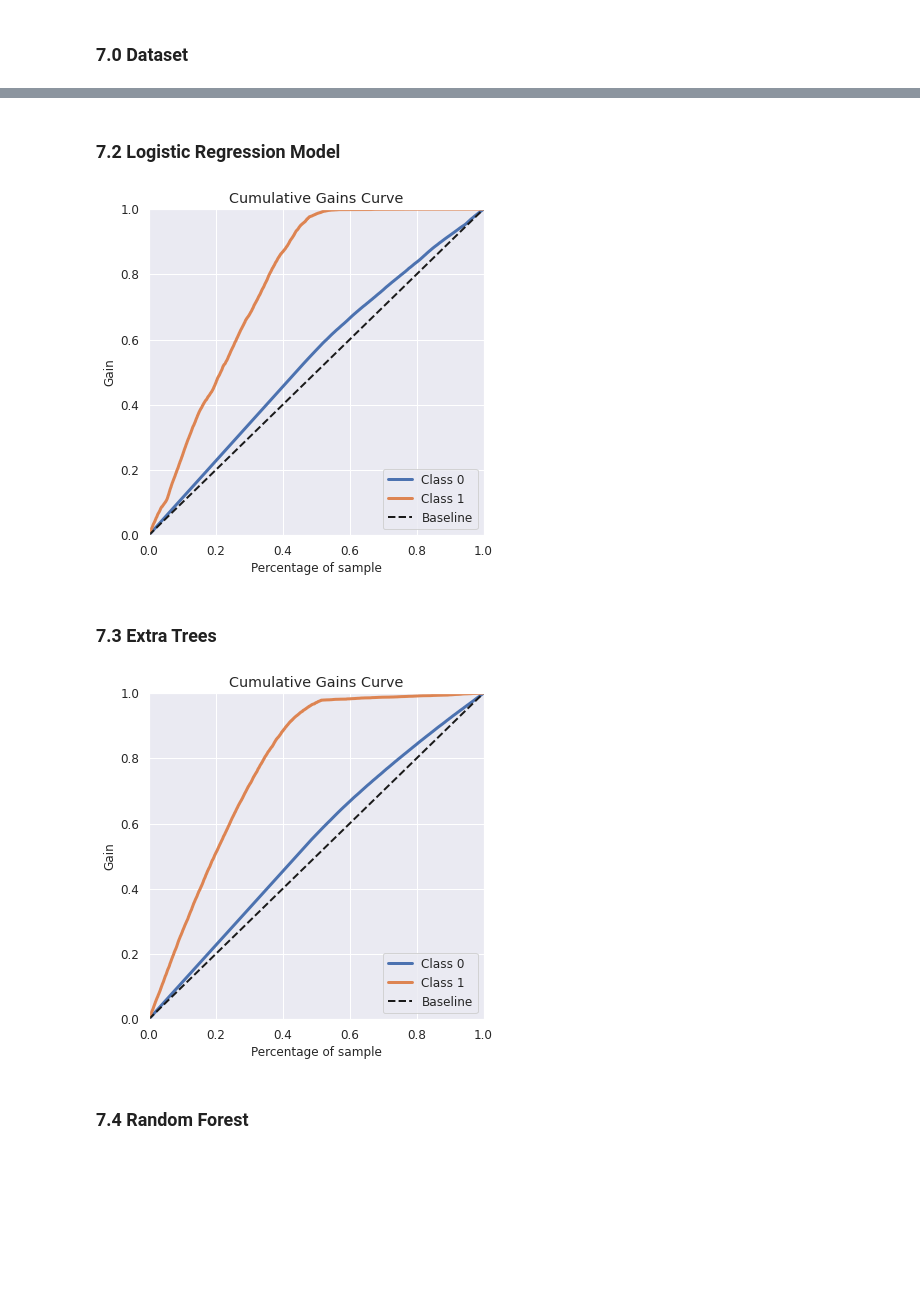
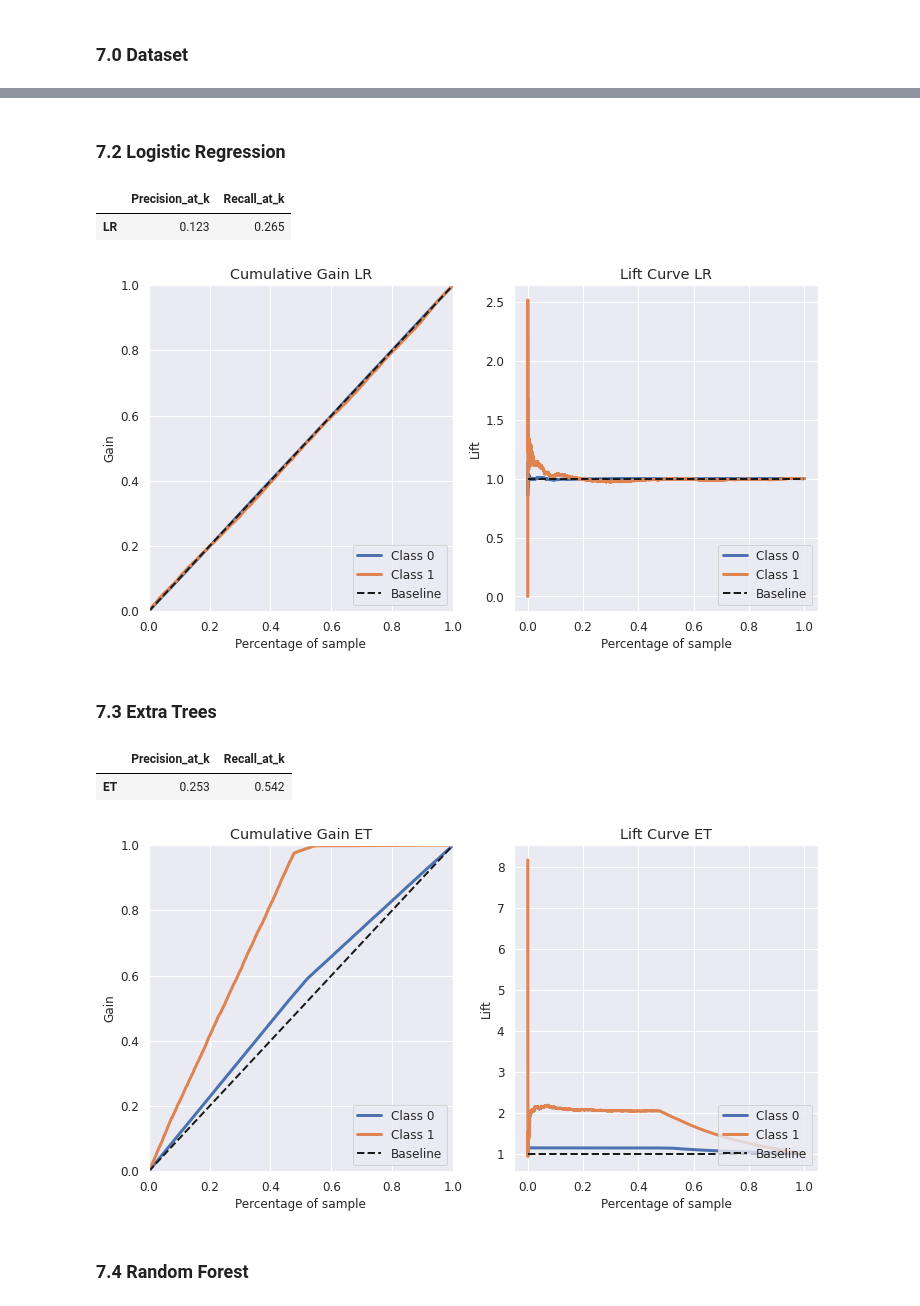
Before and after one commit to vitorhmf/cross-sell, a Jupyter notebook: notebooks/v06_cross_sell_review1.ipynb, the cells around one changed output, grey strips where cells are left out. Cells and saved outputs as stored; diff of their text form; code cells hidden in the pictures; blank space fills up the shorter version.

```diff
--- a/notebooks/v06_cross_sell_review1.ipynb
+++ b/notebooks/v06_cross_sell_review1.ipynb
@@ -262,6 +348,9 @@ df2 = df1.copy()
 # %%
+# DF to Modelling
+df = df1.copy()
+
 # vehicle age
-df1['vehicle_age'] = df1['vehicle_age'].apply(lambda x: 'over_2_years' if x == '> 2 Years' else 'between_1_2_year' if x == '1-2 Year' else 'below_1_year')
+df['vehicle_age'] = df['vehicle_age'].apply(lambda x: 'over_2_years' if x == '> 2 Years' else 'between_1_2_year' if x == '1-2 Year' else 'below_1_year')
 
 # vehicle damage
-df1['vehicle_damage'] = df1['vehicle_damage'].apply(lambda x: 1 if x == 'Yes' else 0)
+df['vehicle_damage'] = df['vehicle_damage'].apply(lambda x: 1 if x == 'Yes' else 0)
@@ -645,7 +792,7 @@ sns.heatmap (d, annot = True);
 # %% [markdown]
 ### 5.0 Split Dataset
 # %%
-df5 = df4.copy()
+df5 = df.copy()
 # %%
 X = df5.drop('response', axis = 1)
 Y = df5['response'].copy()
@@ -764,22 +904,13 @@ importances = forest.feature_importances_
 std = np.std([tree.feature_importances_ for tree in forest.estimators_], axis = 0)
 indices = np.argsort(importances)[::-1]
 
-# Print the feature ranking
-print('Feature Ranking:')
+# Feature ranking
+# print('Feature Ranking:')
 df = pd.DataFrame()
 for i, j in zip(x_train_n, forest.feature_importances_):
-    aux = pd.DataFrame({'feature': i, 'importance': j}, index=[0])
+    aux = pd.DataFrame({'Feature': i, 'Importance': j}, index=[0])
     df = pd.concat([df, aux], axis = 0)
 
-print(df.sort_values('importance', ascending=False))
-
-# Plot the importances of the forest
-sns.set(rc={'figure.figsize':(10,5)})
-
-plt.figure()
-plt.title('Feature Importances')
-plt.bar(range(x_train_n.shape[1]), importances[indices], color='r', yerr=std[indices], align='center')
-plt.xticks(range(x_train_n.shape[1]), indices)
-plt.xlim([-1, x_train_n.shape[1]])
-plt.show()
+df = df.sort_values('Importance', ascending=False)
+df
 # %% [output]
@@ -847,20 +982,27 @@ skplt.metrics.plot_lift_curve(y_val, yhat_knn, ax=axs[1], title='Lift Curve KNN'
 # %% [markdown]
-### 7.2 Logistic Regression Model
+### 7.2 Logistic Regression
 # %%
 # model definition
 lr_model = lm.LogisticRegression(random_state = 42)
 
 # model training
 lr_model.fit(x_train, y_train)
 
-# model prediction - poder de generalização
+# model prediction
 yhat_lr = lr_model.predict_proba(x_val)
 
-# Accumulative Gain
-sns.set(rc={'figure.figsize':(6,6)})
-skplt.metrics.plot_cumulative_gain(y_val, yhat_lr);
+# Culative Gain and Lift Curve
+fig, axs = plt.subplots(ncols=2, figsize = (12,6))
+skplt.metrics.plot_cumulative_gain(y_val, yhat_lr, ax=axs[0], title='Cumulative Gain LR')
+skplt.metrics.plot_lift_curve(y_val, yhat_lr, ax=axs[1], title='Lift Curve LR')
+
+# Metrics
+lr_result = at_k_metrics( 'LR', x_validation, y_validation, yhat_lr, k=20000 )
+lr_result
 # %% [output]
+|  | Precision_at_k | Recall_at_k |
+| LR | 0.123 | 0.265 |
-[figure, old version]
+[figure, new version]
 # %% [markdown]
 ### 7.3 Extra Trees
 # %%
@@ -873,11 +1015,18 @@ et_model.fit(x_train, y_train)
 # model prediction - poder de generalização
 yhat_et = et_model.predict_proba(x_val)
 
-# Accumulative Gain
-sns.set(rc={'figure.figsize':(6,6)})
-skplt.metrics.plot_cumulative_gain(y_val, yhat_et);
+# Culative Gain and Lift Curve
+fig, axs = plt.subplots(ncols=2, figsize = (12,6))
+skplt.metrics.plot_cumulative_gain(y_val, yhat_et, ax=axs[0], title='Cumulative Gain ET')
+skplt.metrics.plot_lift_curve(y_val, yhat_et, ax=axs[1], title='Lift Curve ET')
+
+# Metrics
+et_result = at_k_metrics( 'ET', x_validation, y_validation, yhat_et, k=20000 )
+et_result
 # %% [output]
+|  | Precision_at_k | Recall_at_k |
+| ET | 0.253 | 0.542 |
-[figure, old version]
+[figure, new version]
 # %% [markdown]
 ### 7.4 Random Forest
 # %%
```
Also changed, not shown: parts of 51 cells of this notebook, 8 other files.
